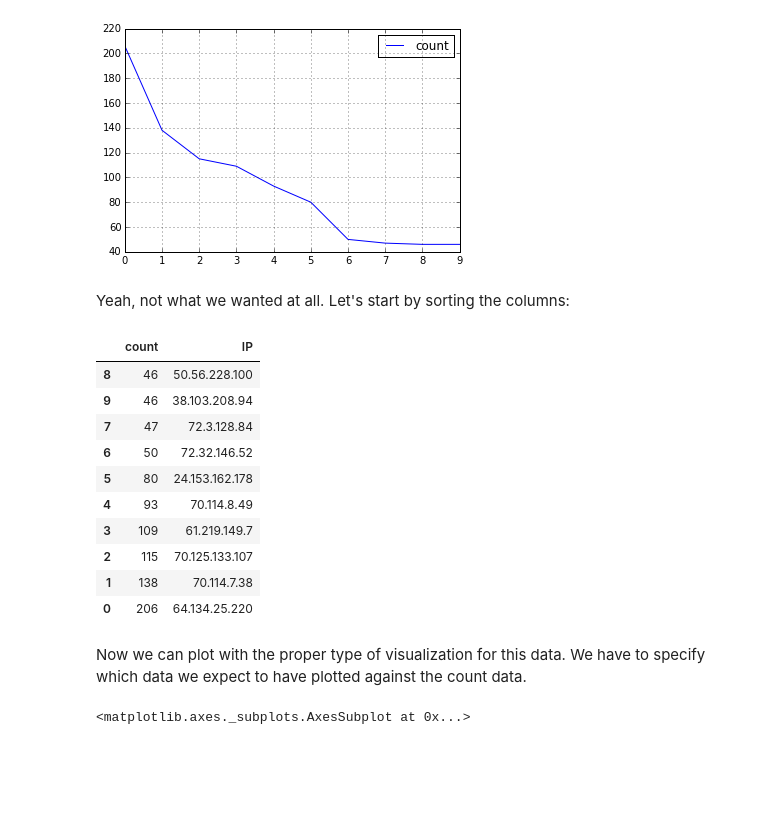
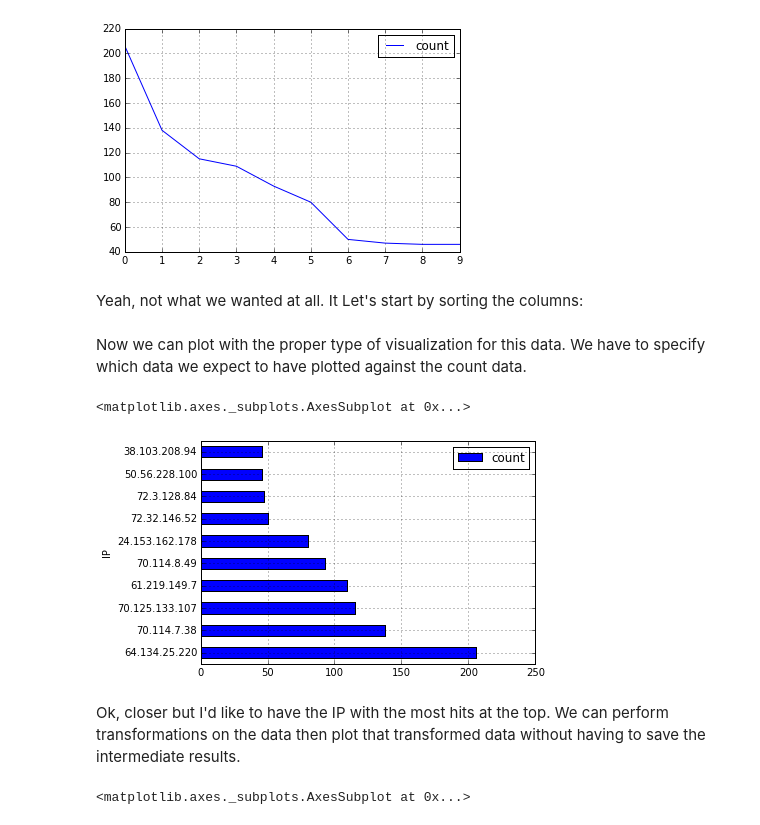
Before and after one commit to epequeno/acpg-may2015, a Jupyter notebook: pandas.ipynb, the cells around one changed output. Drawn from its saved outputs; the diff is of its cells as text; code cells hidden in the pictures; blank space fills up the shorter version.

```diff
--- a/pandas.ipynb
+++ b/pandas.ipynb
@@ -10,10 +10,10 @@ import matplotlib as plt
 # %% [markdown]
 First let's revisit the data we gathered earlier. We created a list of lists which pair up an IP address and how many times that IP address was seen in an nginx access log file.
 # %%
-histogram = !cat access.log | awk '{print $1}' | sort | uniq -c | sort -rn
-histogram = [line.strip() for line in histogram]
-histogram = [line.split() for line in histogram][:10]
-histogram
+ip_count = !cat access.log | awk '{print $1}' | sort | uniq -c | sort -rn
+ip_count = [line.strip() for line in ip_count]
+ip_count = [line.split() for line in ip_count][:10]
+ip_count
 # %% [output]
 [['206', '64.134.25.220'],
  ['138', '70.114.7.38'],
@@ -30,7 +30,7 @@ Now we want to take this data and have pandas be able to do something with it. W
 
 A common idiom in pandas is to use the 'head' and 'tail' functions to get a quick peek at the DF without having to load the entire thing (especially useful if your DF is large).
 # %%
-df = pd.DataFrame(histogram, columns=['count', 'IP'])
+df = pd.DataFrame(ip_count, columns=['count', 'IP'])
 df.head()
 # %% [output]
 |  | count | IP |
@@ -83,23 +103,16 @@ df.plot()
 <matplotlib.axes._subplots.AxesSubplot at 0x...>
 [figure]
 # %% [markdown]
-Yeah, not what we wanted at all. Let's start by sorting the columns:
+Yeah, not what we wanted at all. It  Let's start by sorting the columns:
-# %%
-df.sort(columns='count', ascending=True)
-# %% [output]
-|  | count | IP |
-| 8 | 46 | 50.56.228.100 |
-| 9 | 46 | 38.103.208.94 |
-| 7 | 47 | 72.3.128.84 |
-| 6 | 50 | 72.32.146.52 |
-| 5 | 80 | 24.153.162.178 |
-| 4 | 93 | 70.114.8.49 |
-| 3 | 109 | 61.219.149.7 |
-| 2 | 115 | 70.125.133.107 |
-| 1 | 138 | 70.114.7.38 |
-| 0 | 206 | 64.134.25.220 |
 # %% [markdown]
 Now we can plot with the proper type of visualization for this data. We have to specify which data we expect to have plotted against the count data.
+# %%
+df.plot(kind='barh', x=df['IP'])
+# %% [output]
+<matplotlib.axes._subplots.AxesSubplot at 0x...>
+[figure, added]
+# %% [markdown]
+Ok, closer but I'd like to have the IP with the most hits at the top. We can perform transformations on the data then plot that transformed data without having to save the intermediate results.
 # %%
 df.sort(columns='count', ascending=True).plot(kind='barh', x=df['IP'])
 # %% [output]
```
Also changed, not shown: parts of 9 cells of this notebook, 1 other file.
